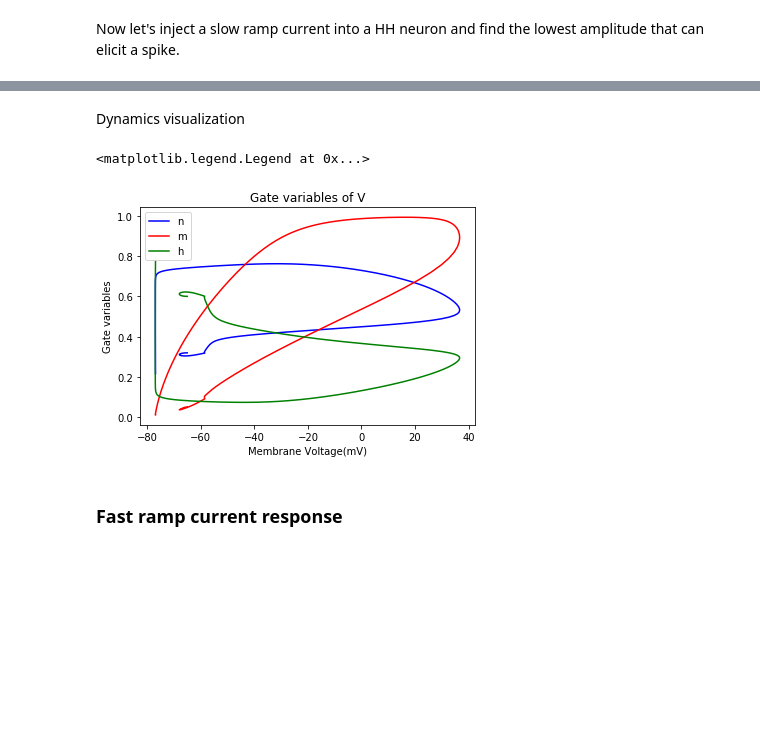
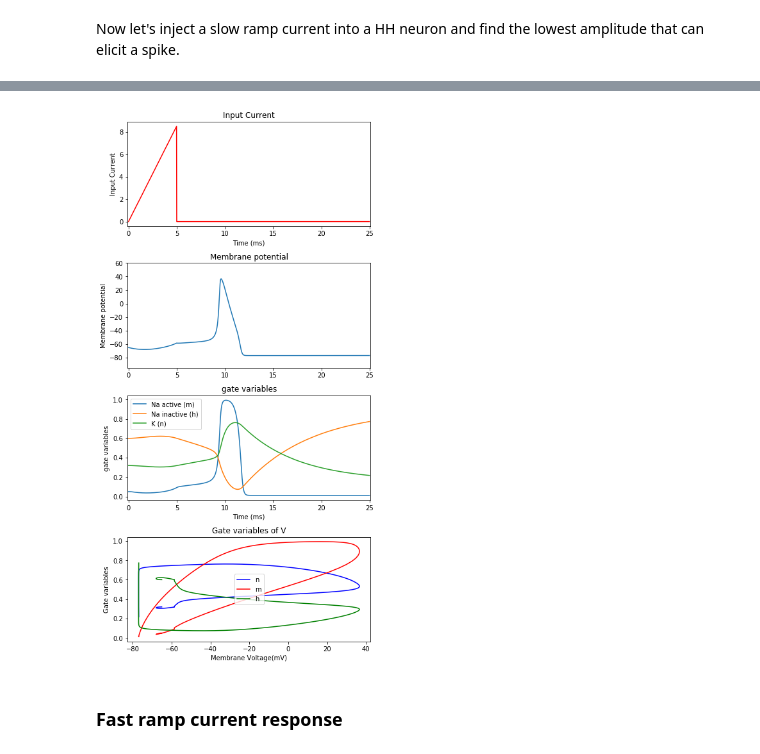
Before and after one commit to Gracewx/BrainPy-Models, a Jupyter notebook: docs/neurons/HH_model.ipynb, the cells around one changed output, grey strips where cells are left out. Drawn from its saved outputs; the diff is of its cells as text; code cells hidden in the pictures; blank space fills up the shorter version.

```diff
--- a/docs/neurons/HH_model.ipynb
+++ b/docs/neurons/HH_model.ipynb
@@ -151,7 +151,7 @@ G_K = 36.
 G_LEAK = 0.03
 V_THRESHOLD = 20.
 
-def HH (noise=0., V_threshold = V_THRESHOLD, C = C, E_Na = E_NA, E_K = E_K,
+def define_HH (noise=0., V_threshold = V_THRESHOLD, C = C, E_Na = E_NA, E_K = E_K,
              E_leak = E_LEAK, g_Na = G_NA, g_K = G_K, g_leak = G_LEAK):
     '''
     The Hodgkin–Huxley neuron model.
@@ -173,7 +173,7 @@ def HH (noise=0., V_threshold = V_THRESHOLD, C = C, E_Na = E_NA, E_K = E_K,
     '''
 
     # define variables and initial values
-    ST = nb.types.NeuState(
+    ST = bp.types.NeuState(
         {'V': -65., 'm': 0.05, 'h': 0.60, 'n': 0.32, 'spike': 0., 'input': 0.},
         help='Hodgkin–Huxley neuron state.\n'
              '"V" denotes membrane potential.\n'
@@ -185,27 +185,27 @@ def HH (noise=0., V_threshold = V_THRESHOLD, C = C, E_Na = E_NA, E_K = E_K,
     )
 
 
-    # call nb.integrate to solve the differential equations
+    # call bp.integrate to solve the differential equations
 
-    @nb.integrate
+    @bp.integrate
     def dmdt(m, t, V):
         alpha = 0.1 * (V + 40) / (1 - np.exp(-(V + 40) / 10))
         beta = 4.0 * np.exp(-(V + 65) / 18)
         return alpha * (1 - m) - beta * m
 
-    @nb.integrate
+    @bp.integrate
     def dhdt(h, t, V):
         alpha = 0.07 * np.exp(-(V + 65) / 20.)
         beta = 1 / (1 + np.exp(-(V + 35) / 10))
         return alpha * (1 - h) - beta * h
 
-    @nb.integrate
+    @bp.integrate
     def dndt(n, t, V):
         alpha = 0.01 * (V + 55) / (1 - np.exp(-(V + 55) / 10))
         beta = 0.125 * np.exp(-(V + 65) / 80)
         return alpha * (1 - n) - beta * n
 
-    @nb.integrate(noise = noise / C)
+    @bp.integrate
     def dVdt(V, t, m, h, n, input_current):
         I_Na = (g_Na * np.power(m, 3.0) * h) * (V - E_Na)
         I_K = (g_K * np.power(n, 4.0))* (V - E_K)
@@ -227,7 +227,7 @@ def HH (noise=0., V_threshold = V_THRESHOLD, C = C, E_Na = E_NA, E_K = E_K,
         ST['n'] = n
         ST['input'] = 0.
 
-    return nb.NeuType(name='HH_neuron', requires={"ST": ST}, steps=update, vector_based=True)
+    return bp.NeuType(name='HH_neuron', requires={"ST": ST}, steps=update, vector_based=True)
 # %% [markdown]
 ### Simulation
 # %% [markdown]
@@ -692,20 +621,17 @@ Text(0.5, 1.0, 'gate variables')
-# %% [markdown]
-Dynamics visualization
-# %%
-# plot n, m, h of v.
-V = neuron.mon.V[:, 0]
-
-plt.figure()
-plt.plot(V, neuron.mon.n[:, 0], 'b', label='n')
-plt.plot(V, neuron.mon.m[:, 0], 'r', label='m')
-plt.plot(V, neuron.mon.h[:, 0], 'g', label='h')
-plt.ylabel('Gate variables')
-plt.xlabel("Membrane Voltage(mV)")
-plt.title('Gate variables of V')
-plt.legend()
-# %% [output]
-<matplotlib.legend.Legend at 0x...>
-[figure, removed]
+# %%
+# apply slow ramp current
+c_duration = 5.
+duration = 20. + c_duration
+
+ramp_I = bp.inputs.ramp_current(c_start = 0.,
+                                c_end = 8.48,
+                                duration = duration,
+                                t_end = c_duration)
+
+# run simulation
+HH_simulate(input_current=ramp_I, duration=duration, n_figs=4)
+# %% [output]
+[figure, added]
 # %% [markdown]
 ### Fast ramp current response
 # %% [markdown]
```
Also changed, not shown: parts of 27 cells of this notebook.
